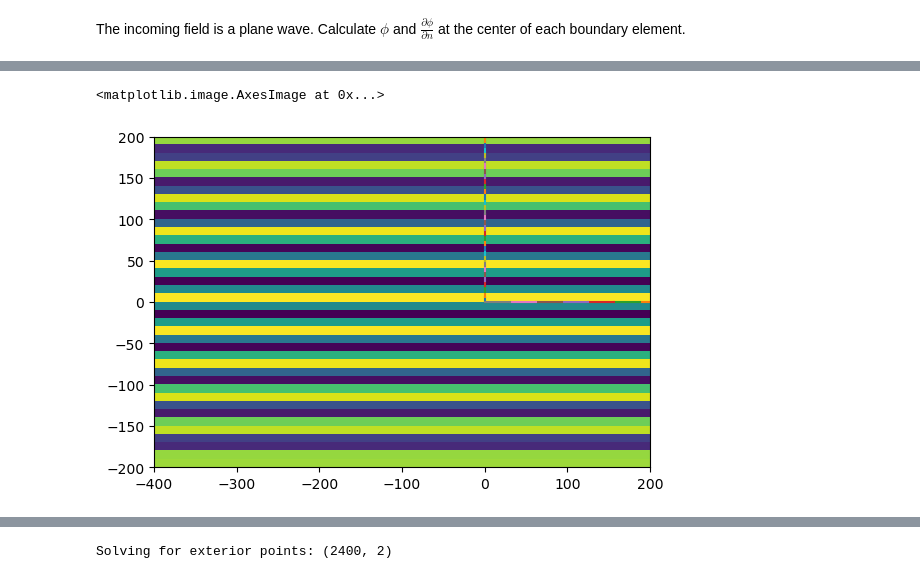
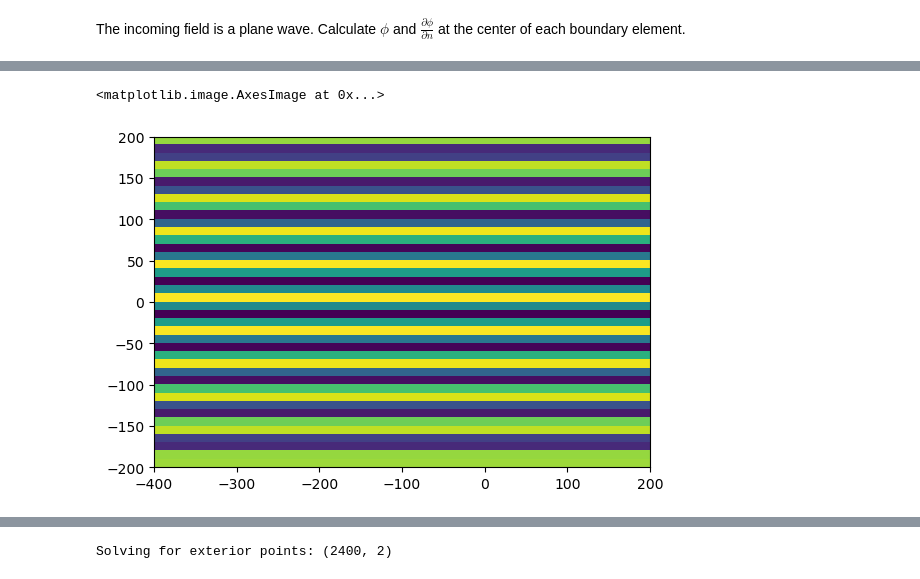
Before and after one commit to gauteh/ohbemn, a Jupyter notebook: examples/Breakwater diffusion.ipynb, the cells around one changed output, grey strips where cells are left out. Drawn from its saved outputs; the diff is of its cells as text; code cells hidden in the pictures.

```diff
--- a/examples/Breakwater diffusion.ipynb
+++ b/examples/Breakwater diffusion.ipynb
@@ -72,20 +74,20 @@ Center: [15.625  0.   ] Normal: [-0. -1.] dPhidn:  0.16102794890437505j
 # %%
 # Sample grid
 
 x = np.arange(-400, 200, 10)
 y = np.arange(-200, 200, 10)
 xx, yy = np.meshgrid(x, y)
 
 # Incident field without break-water
 fI = source.plane(0, k, xx, yy)
 
 f, ax = plt.subplots()
 ax.set_aspect('equal')
-region.plot(ax)
+#region.plot(ax)
 ax.imshow(fI.real, origin='lower', extent=[-400, 200, -200, 200])
 # %% [output]
 <matplotlib.image.AxesImage at 0x...>
-[figure, old version]
+[figure, new version]
 # %%
 # Solve boundary.
 
```
Also changed, not shown: parts of 5 cells of this notebook.
